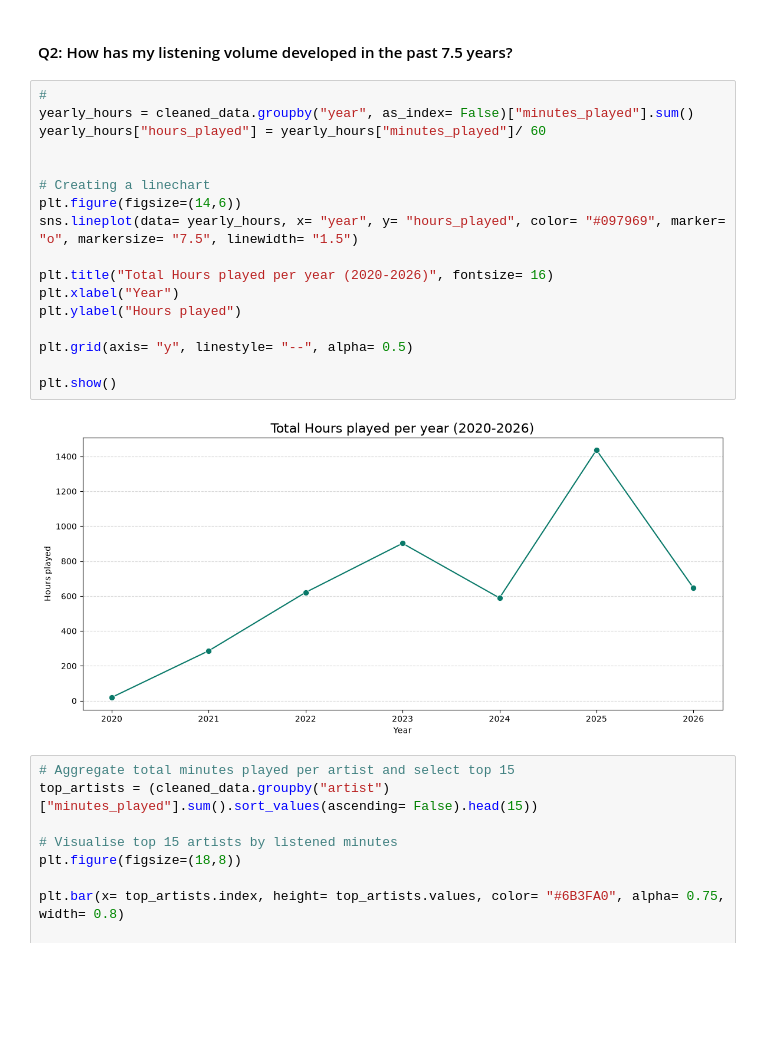
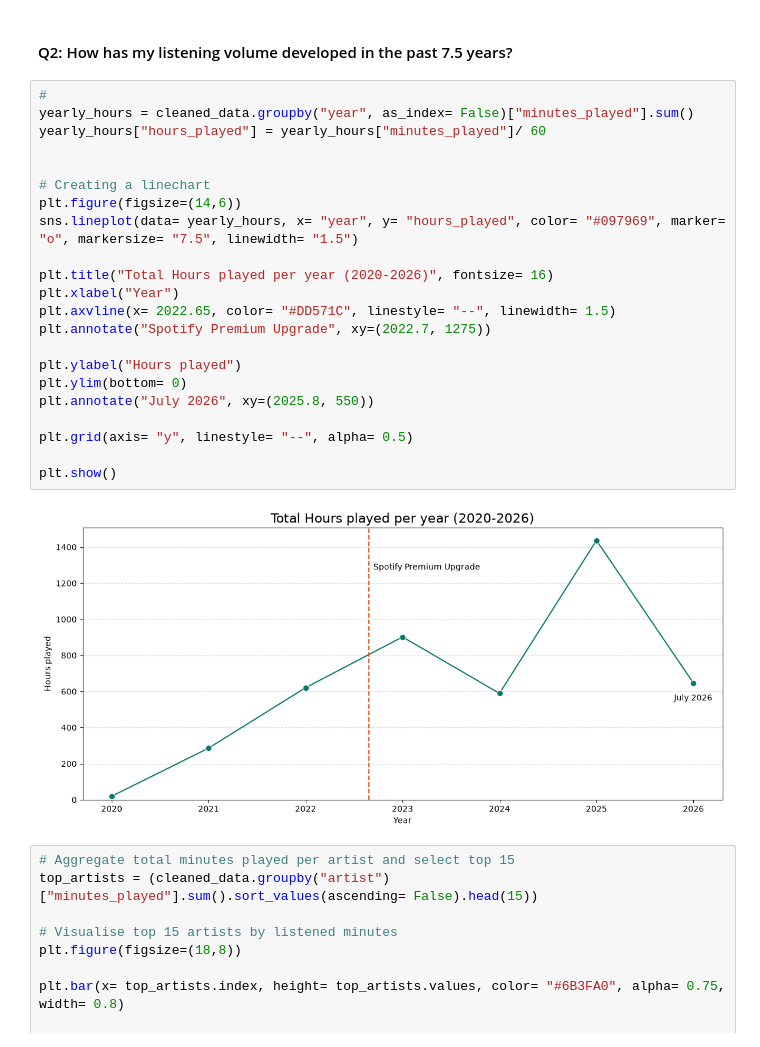
Before and after one commit to alyssa-leuschner/spotify-data-analysis, a Jupyter notebook: spotify_data_analysis.ipynb, the cells around one changed output. Drawn from its saved outputs; the diff is of its cells as text; blank space fills up the shorter version.

```diff
--- a/spotify_data_analysis.ipynb
+++ b/spotify_data_analysis.ipynb
@@ -170,22 +170,27 @@ Name: count, dtype: int64
 # %%
 #
 yearly_hours = cleaned_data.groupby("year", as_index= False)["minutes_played"].sum()
 yearly_hours["hours_played"] = yearly_hours["minutes_played"]/ 60
 
 
 # Creating a linechart
 plt.figure(figsize=(14,6))
 sns.lineplot(data= yearly_hours, x= "year", y= "hours_played", color= "#097969", marker= "o", markersize= "7.5", linewidth= "1.5")
 
 plt.title("Total Hours played per year (2020-2026)", fontsize= 16)
 plt.xlabel("Year")
+plt.axvline(x= 2022.65, color= "#DD571C", linestyle= "--", linewidth= 1.5)
+plt.annotate("Spotify Premium Upgrade", xy=(2022.7, 1275))
+
 plt.ylabel("Hours played")
+plt.ylim(bottom= 0)
+plt.annotate("July 2026", xy=(2025.8, 550))
 
 plt.grid(axis= "y", linestyle= "--", alpha= 0.5)
 
 plt.show()
 # %% [output]
-[figure, old version]
+[figure, new version]
 # %%
 # Aggregate total minutes played per artist and select top 15
 top_artists = (cleaned_data.groupby("artist")["minutes_played"].sum().sort_values(ascending= False).head(15))
```
Also changed, not shown: parts of 13 cells of this notebook.
